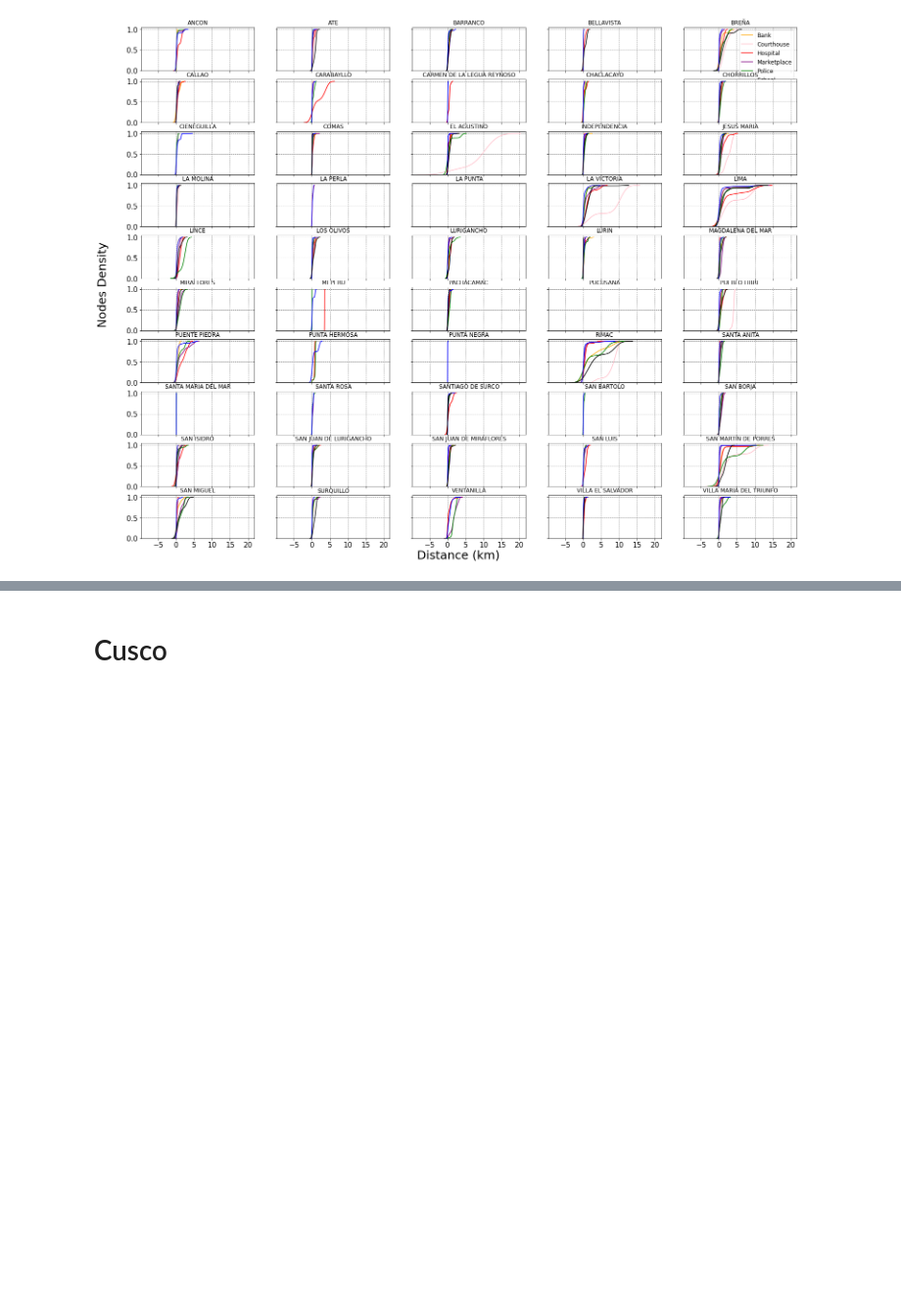
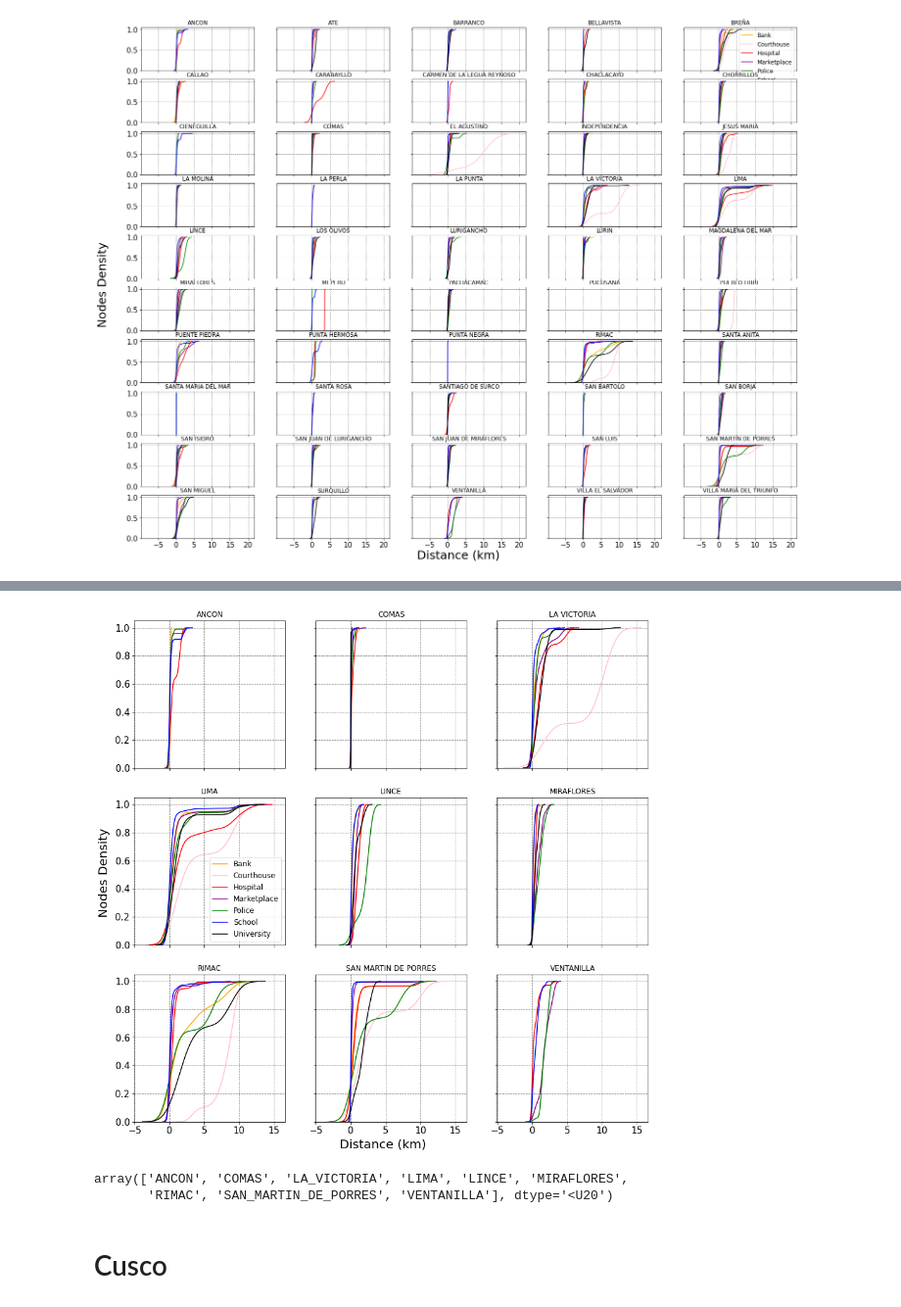
Before and after one commit to leiparov/intercon-simbig-2021, a Jupyter notebook: SimBig22/RutasDistancesPerDistrict.ipynb, the cells around one changed output, grey strips where cells are left out. Shown at 98% size. Saved outputs shown, nothing was run; the diff lists cells and outputs as text; code cells hidden in the pictures; blank space fills up the shorter version.

```diff
--- a/SimBig22/RutasDistancesPerDistrict.ipynb
+++ b/SimBig22/RutasDistancesPerDistrict.ipynb
@@ -208,0 +221,30 @@ Wall time: 16.5 s
+# %%
+%%time
+
+N,M = 3,3
+
+fig, ax = plt.subplots(N, M, sharex=True, sharey=True, figsize=(15,15))
+
+
+# list_districts = data.groupby('district')[['osmid']].count().sort_values('osmid', ascending=False).index
+distritos = ['ANCON', 'COMAS', 'LA_VICTORIA', 'LIMA', 'LINCE', 'MIRAFLORES',
+       'RIMAC', 'SAN_MARTIN_DE_PORRES', 'VENTANILLA']
+
+_list = np.sort(distritos[:N*M])
+matrix = np.array(_list).reshape(N,M)
+
+for i in range(len(matrix)):
+    for j in range(len(matrix[0])):
+        val = matrix[i][j]
+        if (i==1) & (j==0):
+            plotDistances(data, val, ax[i][j])
+        else:
+            plotDistances(data, val, ax[i][j], False)
+
+# Set common labels
+fig.text(0.5, 0.09, 'Distance (km)', ha='center', va='center', fontsize=20)
+fig.text(0.08, 0.5, 'Nodes Density', ha='center', va='center', rotation='vertical', fontsize=20)
+
+plt.savefig("distancesLima.png", bbox_inches='tight',)
+# plt.savefig("distancesCusco.png", bbox_inches='tight', dpi=500)
+# %% [output]
@@ -209,3 +253,9 @@ Wall time: 16.5 s
+[figure, added]
+# %%
+np.sort(distritos)
+# %% [output]
+array(['ANCON', 'COMAS', 'LA_VICTORIA', 'LIMA', 'LINCE', 'MIRAFLORES',
+       'RIMAC', 'SAN_MARTIN_DE_PORRES', 'VENTANILLA'], dtype='<U20')
 # %% [markdown]
 # Cusco
 # %%
```
Also changed, not shown: parts of 4 cells of this notebook, 1 other file.
